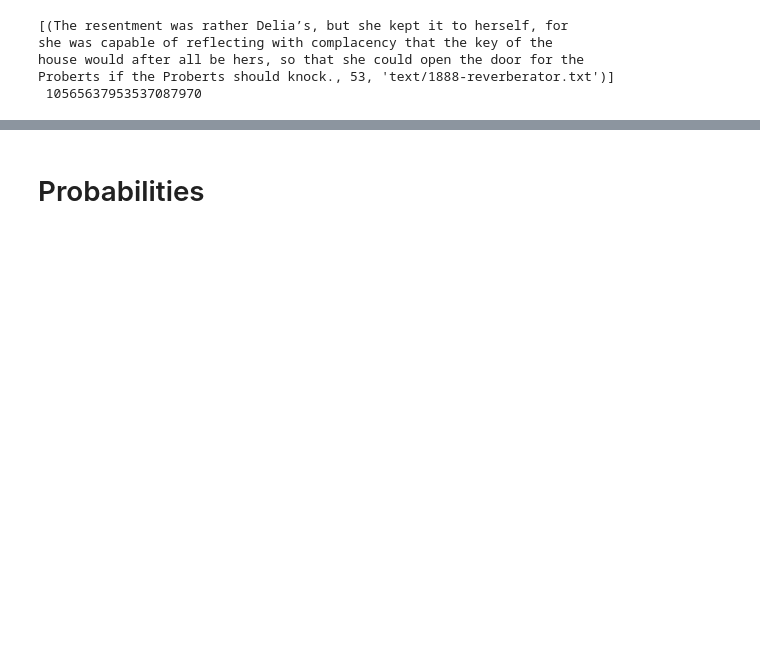
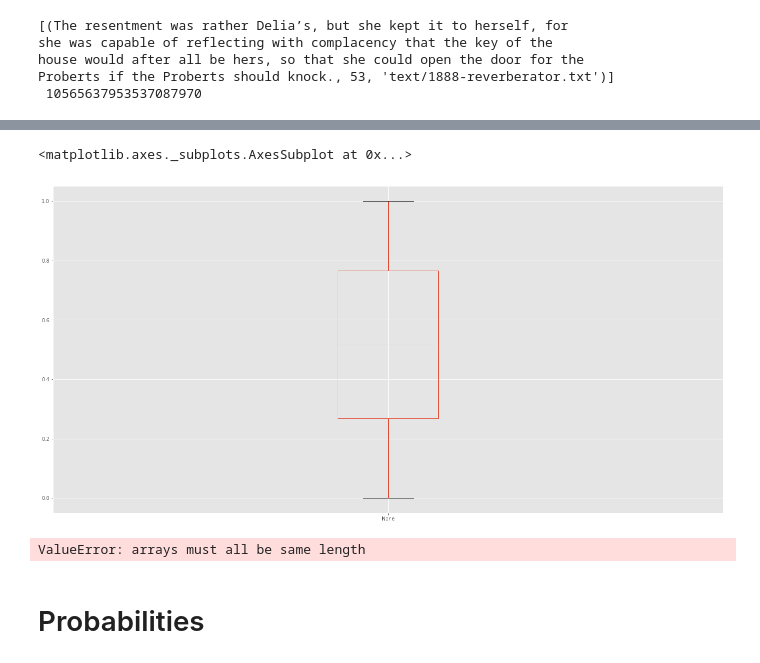
Before and after one commit to JonathanReeve/james-sentence, a Jupyter notebook: short-vs-long.ipynb, the cells around one changed output, grey strips where cells are left out. Drawn from its saved outputs; the diff is of its cells as text; code cells hidden in the pictures; blank space fills up the shorter version.

```diff
--- a/short-vs-long.ipynb
+++ b/short-vs-long.ipynb
@@ -111,5 +109,5 @@ POSs
 # %%
 POSs.columns[6]
 # %%
-s = short[0][0]
+s = short[1][0]
 l = long[0][0]
@@ -118,6 +122,6 @@ s.start, l.start
 # %%
-shortStarts = [s[0].start for s in short]
-longStarts = [s[0].start for s in long]
+shortStarts = [s[0].start/len(s[0].doc) for s in short]
+longStarts = [s[0].start/len(s[0].doc) for s in long]
 # %%
 bins = np.histogram(shortStarts + longStarts)[1]
 # %%
@@ -129,3 +155,12 @@ pd.Series(shortStarts).describe(), pd.Series(longStarts).describe()
+# %%
+pd.Series(shortStarts).plot(kind='box')
+# %% [output]
+<matplotlib.axes._subplots.AxesSubplot at 0x...>
+[figure, added]
+# %%
+pd.DataFrame({'short': shortStarts, 'long': longStarts}).plot(kind='box')
+# %% [output]
+ValueError: arrays must all be same length
 # %% [markdown]
 # Probabilities
 # %%
```
Also changed, not shown: parts of 10 cells of this notebook, 5 other files.
